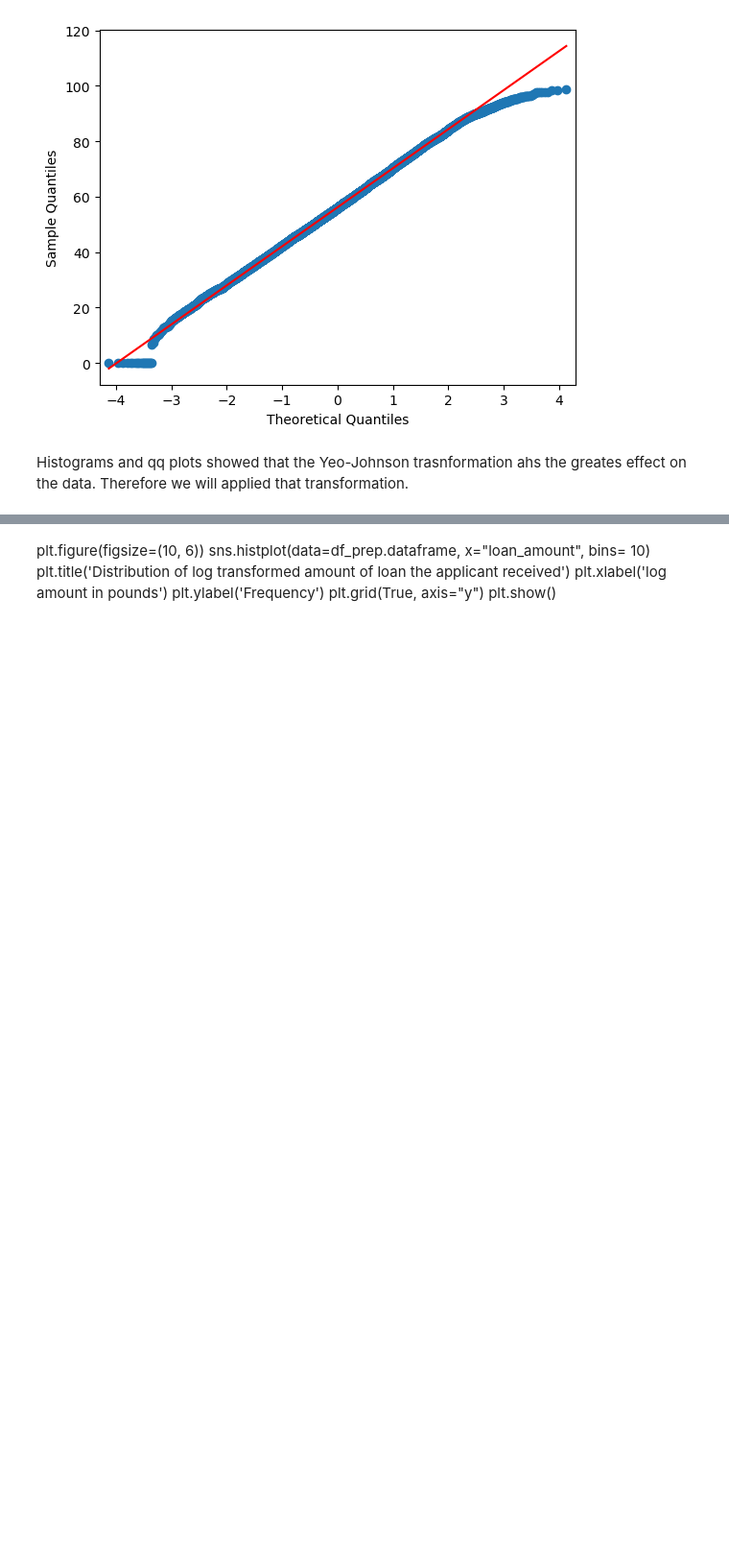
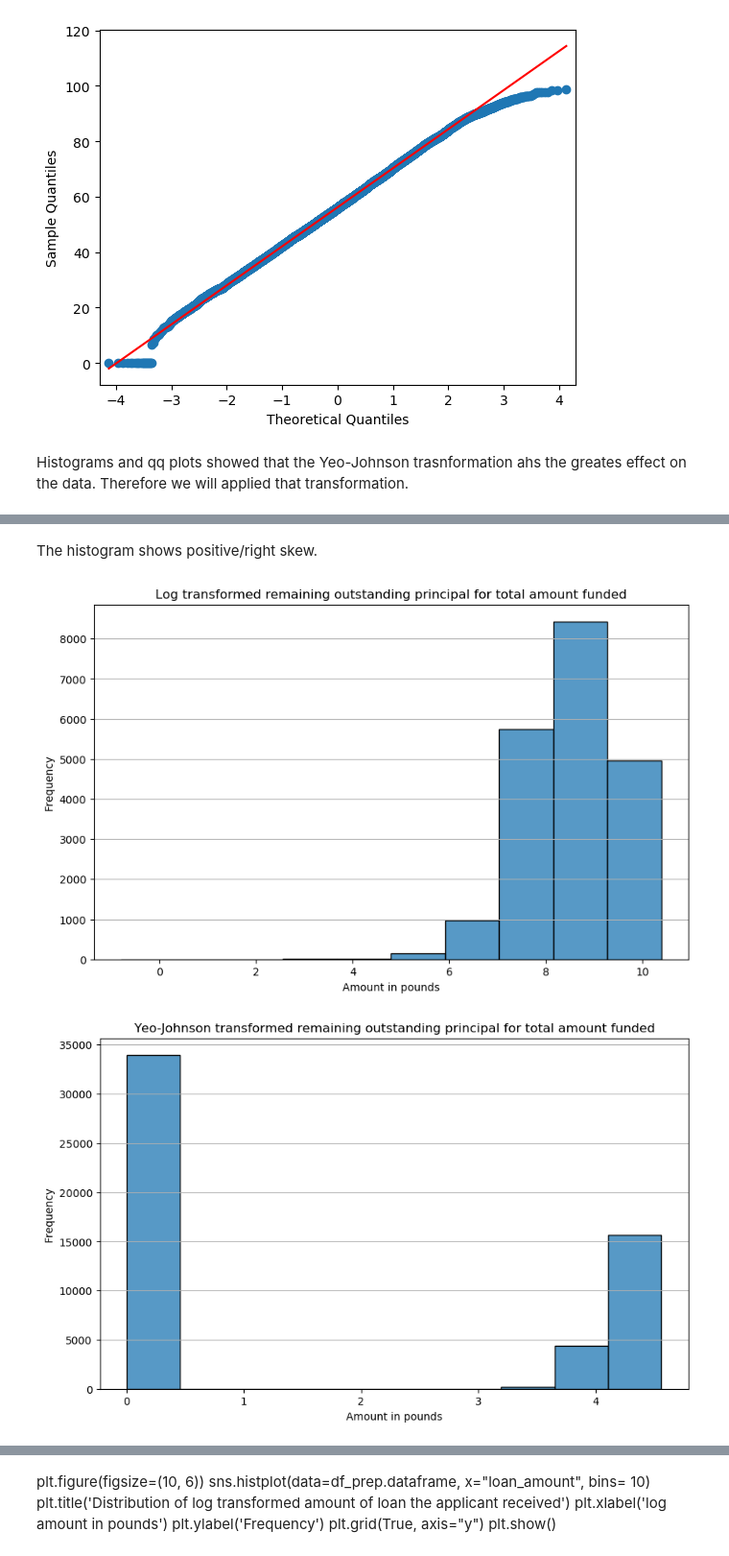
Before and after one commit to ChristianDaza/EDA_finance, a Jupyter notebook: SRC/EDA.ipynb, the cells around one changed output, grey strips where cells are left out. Shown at 96% size. Drawn from its saved outputs; the diff is of its cells as text; code cells hidden in the pictures; blank space fills up the shorter version.

```diff
--- a/SRC/EDA.ipynb
+++ b/SRC/EDA.ipynb
@@ -890,0 +884,24 @@ total_p_YJ_transform
+# %% [markdown]
+The histogram shows positive/right skew.
+# %%
+# Apply log transformation.
+out_pr_in_log_transform = df_prep.skew_transform(df_prep.dataframe["out_prncp"], transformation="log")
+out_pr_YJ_transform = df_prep.skew_transform(df_prep.dataframe["out_prncp"], transformation="YJ")
+
+# Plot log transformation
+plots.hist_plot(dataframe= out_pr_in_log_transform,
+                column="log",
+                title= "Log transformed remaining outstanding principal for total amount funded",
+                xlabel="Amount in pounds",
+                ylabel="Frequency")
+
+# Plot Box-Cox Yeo-Johnson
+plots.hist_plot(dataframe = out_pr_YJ_transform,
+                column="Yeo-Johnson",
+                bins_size= 10,
+                title= "Yeo-Johnson transformed remaining outstanding principal for total amount funded",
+                xlabel="Amount in pounds",
+                ylabel="Frequency")
+# %% [output]
+[figure, added]
+[figure, added]
```
Also changed, not shown: parts of 44 cells of this notebook.
